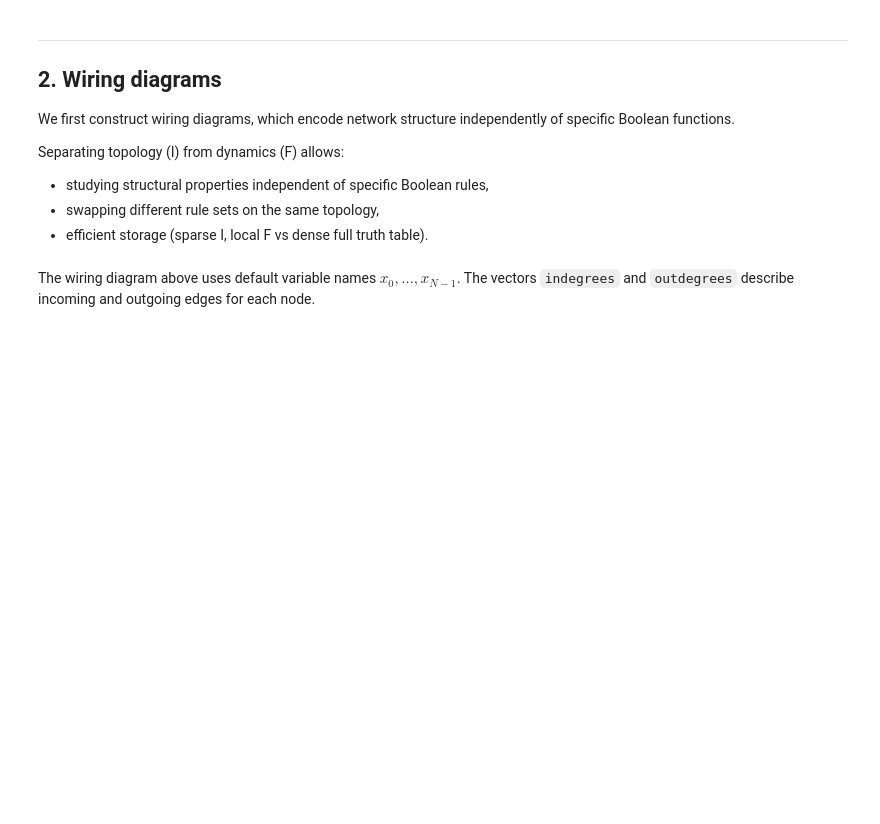
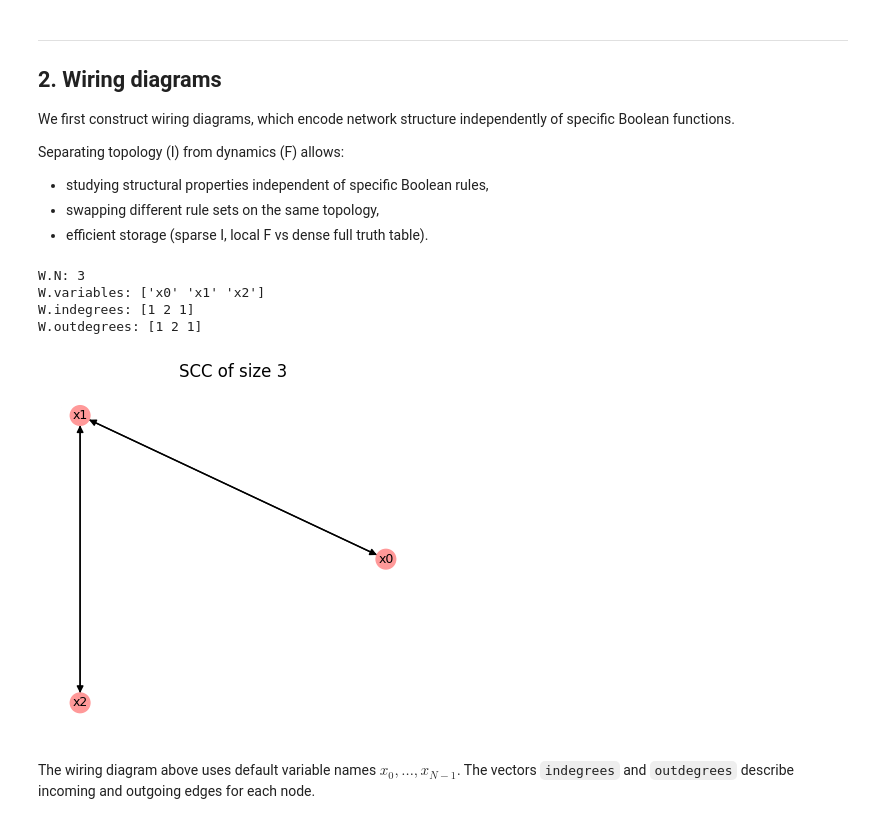
Before and after one commit to ckadelka/BoolForge, a Jupyter notebook: tutorials/tutorial06_boolean_networks.ipynb, the cells around one changed output. Saved outputs shown, nothing was run; the diff lists cells and outputs as text; code cells hidden in the pictures; blank space fills up the shorter version.

```diff
--- a/tutorials/tutorial06_boolean_networks.ipynb
+++ b/tutorials/tutorial06_boolean_networks.ipynb
@@ -56,25 +56,25 @@ Separating topology (I) from dynamics (F) allows:
 # %%
 # Wiring diagram of a 3-node network
 I = [
     [1],
     [0, 2],
     [1],
 ]
 
 W = boolforge.WiringDiagram(I=I)
 
 print("W.N:", W.N)
 print("W.variables:", W.variables)
 print("W.indegrees:", W.indegrees)
 print("W.outdegrees:", W.outdegrees)
-print("W.N_constants:", W.N_constants)
-print("W.N_variables:", W.N_variables)
 
-DiGraph = W.to_DiGraph()
-plt.figure()
-nx.draw_networkx(DiGraph, with_labels=True, arrows=True)
-plt.axis("off")
-plt.show()
+W.plot();
+# %% [output]
+W.N: 3
+W.variables: ['x0' 'x1' 'x2']
+W.indegrees: [1 2 1]
+W.outdegrees: [1 2 1]
+[figure, added]
 # %% [markdown]
 The wiring diagram above uses default variable names $x_0, \ldots, x_{N-1}$.
 The vectors `indegrees` and `outdegrees` describe incoming and outgoing edges
```
Also changed, not shown: parts of 23 cells of this notebook, 14 other files.
